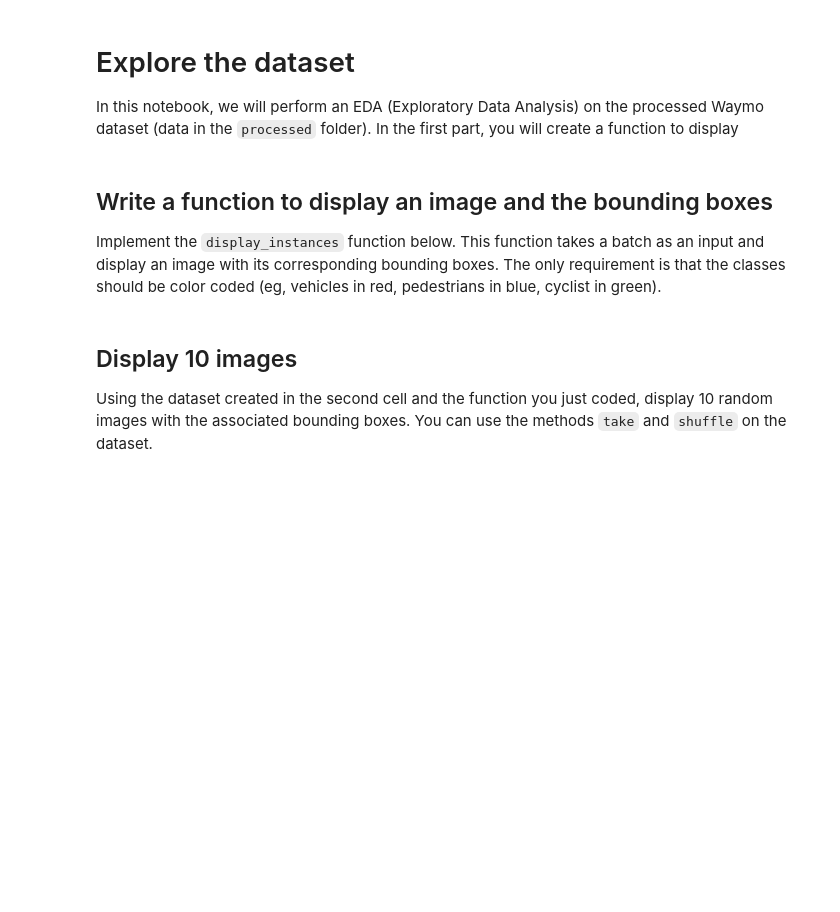
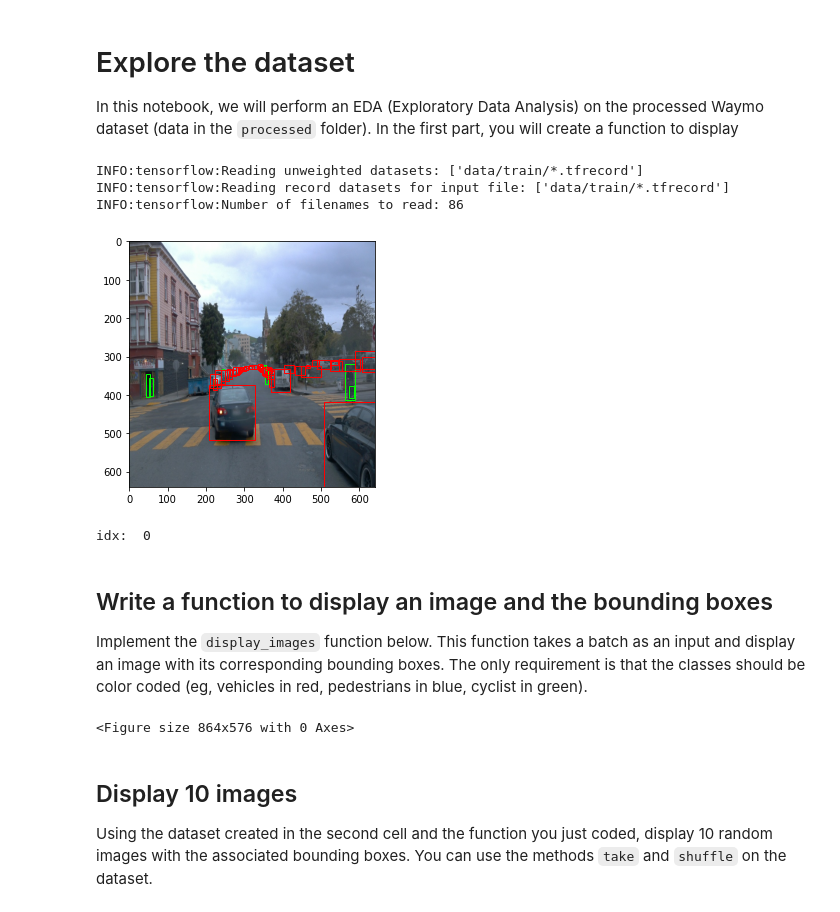
Before and after one commit to udacity/nd013-c1-vision-starter, a Jupyter notebook: Exploratory Data Analysis.ipynb, the cells around one changed output. Cells and saved outputs as stored; diff of their text form; code cells hidden in the pictures; blank space fills up the shorter version.

```diff
--- a/Exploratory Data Analysis.ipynb
+++ b/Exploratory Data Analysis.ipynb
@@ -10,4 +24,29 @@ dataset = get_dataset("PROCESSED TF RECORD PATH")
+# %%
+dataset = get_dataset("data/train/*.tfrecord")
+# %% [output]
+INFO:tensorflow:Reading unweighted datasets: ['data/train/*.tfrecord']
+INFO:tensorflow:Reading record datasets for input file: ['data/train/*.tfrecord']
+INFO:tensorflow:Number of filenames to read: 86
+# %%
+dataset = get_dataset("data/train/*.tfrecord")
+
+for idx, data in enumerate(dataset):
+    display_images(data)
+    print("idx: ", idx)
+    #print("data.keys(): ", data.keys())
+
+    bboxes = data['groundtruth_boxes']
+    classes = data['groundtruth_classes']
+
+    #print("len(bboxes): ", len(bboxes))
+    #print("classes: ", classes)
+
+    if idx == 0:
+        break
+# %% [output]
+[figure, added]
+idx:  0
 # %% [markdown]
 ## Write a function to display an image and the bounding boxes
 
-Implement the `display_instances` function below. This function takes a batch as an input and display an image with its corresponding bounding boxes. The only requirement is that the classes should be color coded (eg, vehicles in red, pedestrians in blue, cyclist in green).
+Implement the `display_images` function below. This function takes a batch as an input and display an image with its corresponding bounding boxes. The only requirement is that the classes should be color coded (eg, vehicles in red, pedestrians in blue, cyclist in green).
@@ -20,0 +53,28 @@ def display_instances(batch):
+# %%
+fig = plt.figure(figsize=(12, 8))
+
+def display_images(batch):
+    width = batch['image'].shape[0]
+    height = batch['image'].shape[0]
+
+    # color mapping of classes
+    colormap = {1: [1, 0, 0], 2: [0, 1, 0], 4: [0, 0, 1]}
+
+    img = batch['image']
+
+    plt.imshow(img)
+
+    bboxes = batch['groundtruth_boxes']
+    classes = batch['groundtruth_classes']
+    for cl, bb in zip(classes, bboxes):
+        y1, x1, y2, x2 = bb.numpy() * 640
+        rec = Rectangle((x1, y1), x2-x1, y2-y1, facecolor='none',
+                         edgecolor=colormap[cl.numpy()])
+        plt.gca().add_patch(rec)
+
+    plt.tight_layout()
+    plt.show()
+
+    pass
+# %% [output]
+<Figure size 864x576 with 0 Axes>
```
Also changed, not shown: parts of 10 cells of this notebook, 1 other file.
